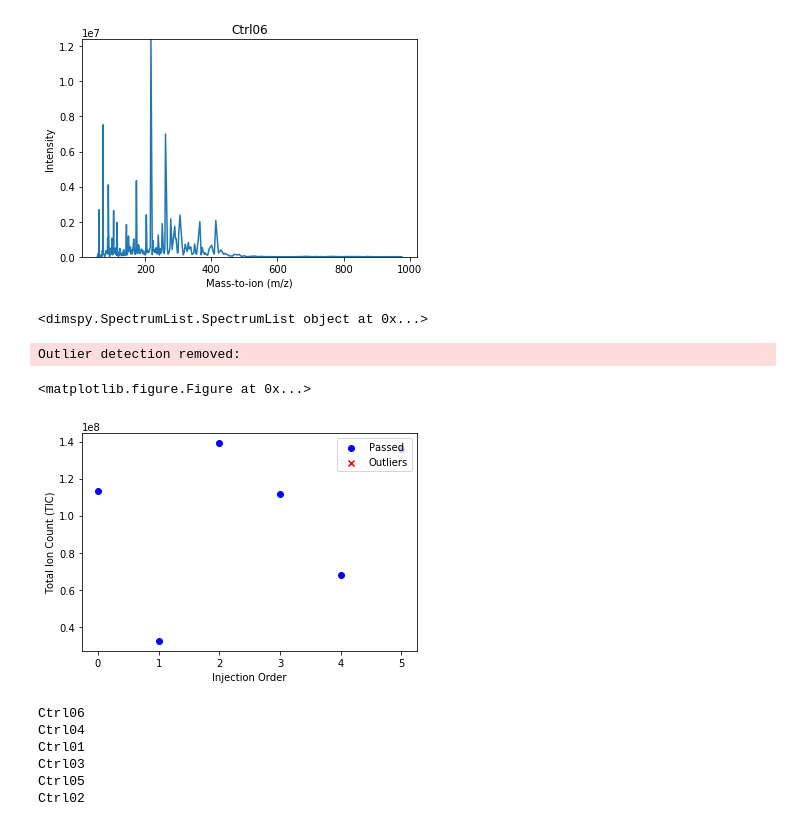
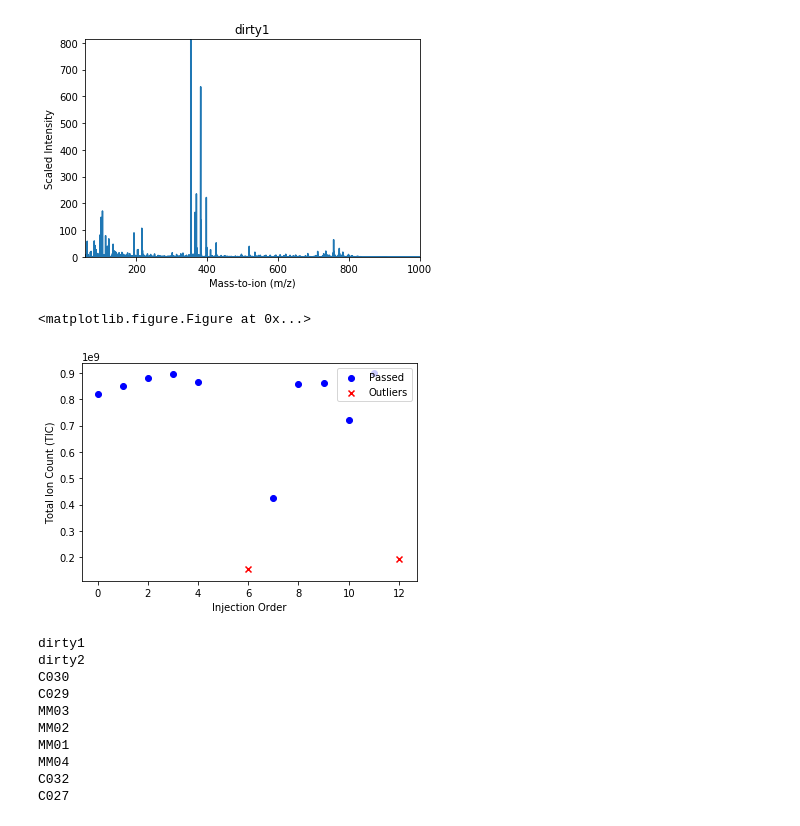
Before and after one commit to AberystwythSystemsBiology/DIMEpy, a Jupyter notebook: Testing script.ipynb, the cells around one changed output. Drawn from its saved outputs; the diff is of its cells as text; code cells hidden in the pictures.

```diff
--- a/Testing script.ipynb
+++ b/Testing script.ipynb
@@ -4,8 +7,20 @@ import os
 # %%
-data_directory = "/home/keo7/Data/dimspy-example/"
+spectrum_list = dimspy.SpectrumList()
 
-spectrum_list = []
+parameters = {
+    "MS1 Precision" : 1e-6,
+    "MSn Precision" : 1e-6,
+    "Measured Precision" : 0.01,
+    "Scan Range" : "apex",
+    "Peak Type" : "peaks"
+}
 
 for index, file in enumerate(os.listdir(data_directory)):
-    spectrum = dimspy.Spectrum(os.path.join(data_directory, file), polarity="positive", injection_order=index)
-    spectrum_list.append(spectrum)
+    if file.endswith(".p"):
+        pass
+    else:
+        spectrum = dimspy.Spectrum(os.path.join(data_directory, file),
+                                   polarity="positive",
+                                   injection_order=index,
+                                   parameters=parameters)
+        spectrum_list.append(spectrum)
@@ -11,0 +29,2 @@ for index, file in enumerate(os.listdir(data_directory)):
+# %%
+spectrum_list = pickle.load(open(os.path.join(data_directory, "sl.p"), "rb"))
@@ -12,7 +46,7 @@ for index, file in enumerate(os.listdir(data_directory)):
 # %%
-for spectrum in spectrum_list:
-    spectrum.plot()
+for spectrum in spectrum_list.to_list():
+    spectrum.plot(scaled=True)
     break
 # %% [output]
-[figure, old version]
+[figure, new version]
 # %%
@@ -20,4 +53,0 @@ spec_list = dimspy.SpectrumList(spectrum_list)
-# %%
-print spec_list
-# %% [output]
-<dimspy.SpectrumList.SpectrumList object at 0x...>
@@ -26,16 +54,19 @@ processor = dimspy.SpectrumListProcessor(spec_list)
 # %%
-processor.outlier_detection(plot=True)
+processor.outlier_detection(plot=True, mad_threshold=2)
 # %% [output]
-Outlier detection removed:
+<matplotlib.figure.Figure at 0x...>
-<matplotlib.figure.Figure at 0x...>
-[figure, old version]
+[figure, new version]
 # %%
-for spectrum in processor.spectrum_list.to_list():
+for spectrum in processor.to_list():
     print spectrum.id
 # %% [output]
-Ctrl06
-Ctrl04
-Ctrl01
-Ctrl03
-Ctrl05
-Ctrl02
+dirty1
+dirty2
+C030
+C029
+MM03
+MM02
+MM01
+MM04
+C032
+C027
```
Also changed, not shown: parts of 13 cells of this notebook, 3 other files.
